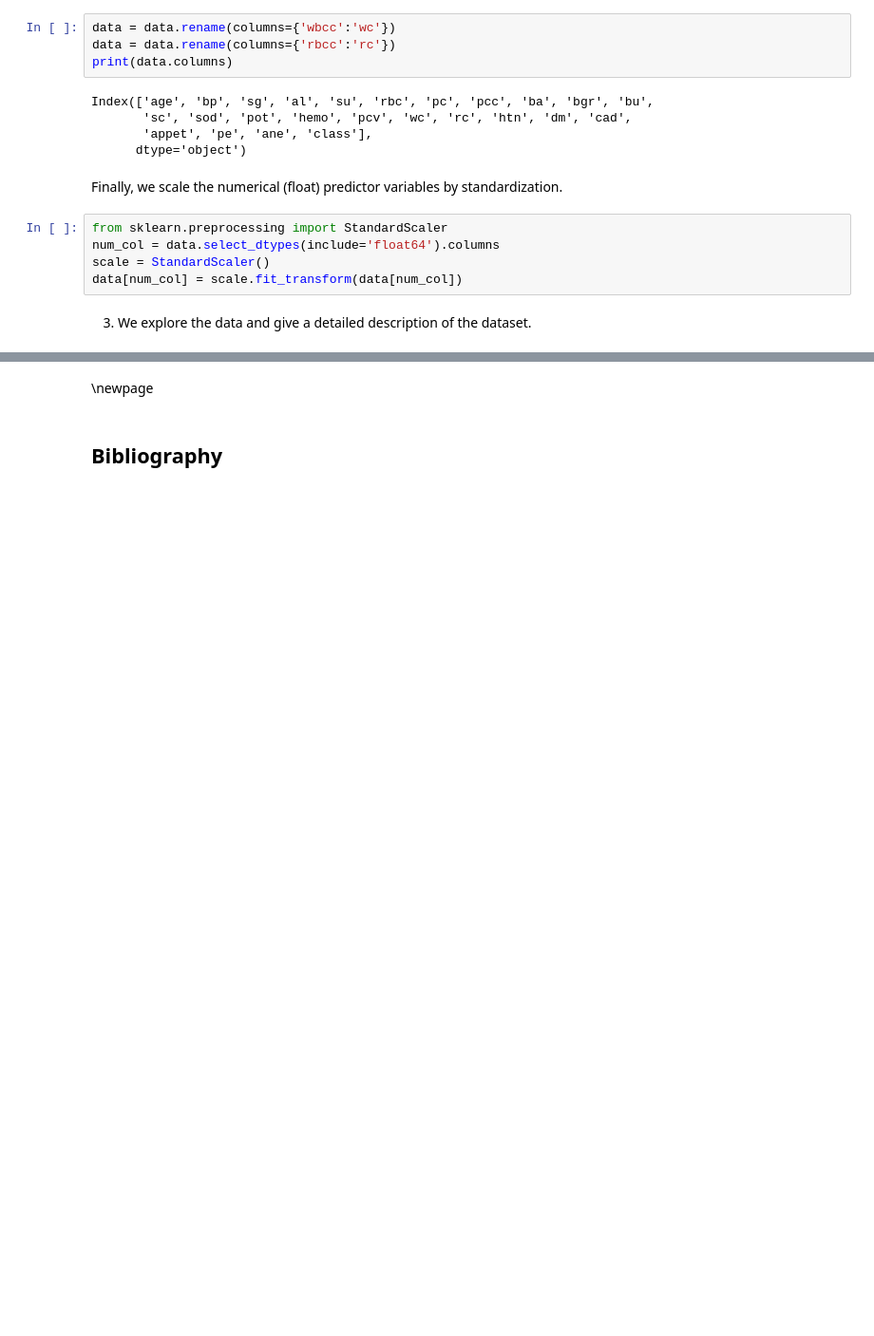
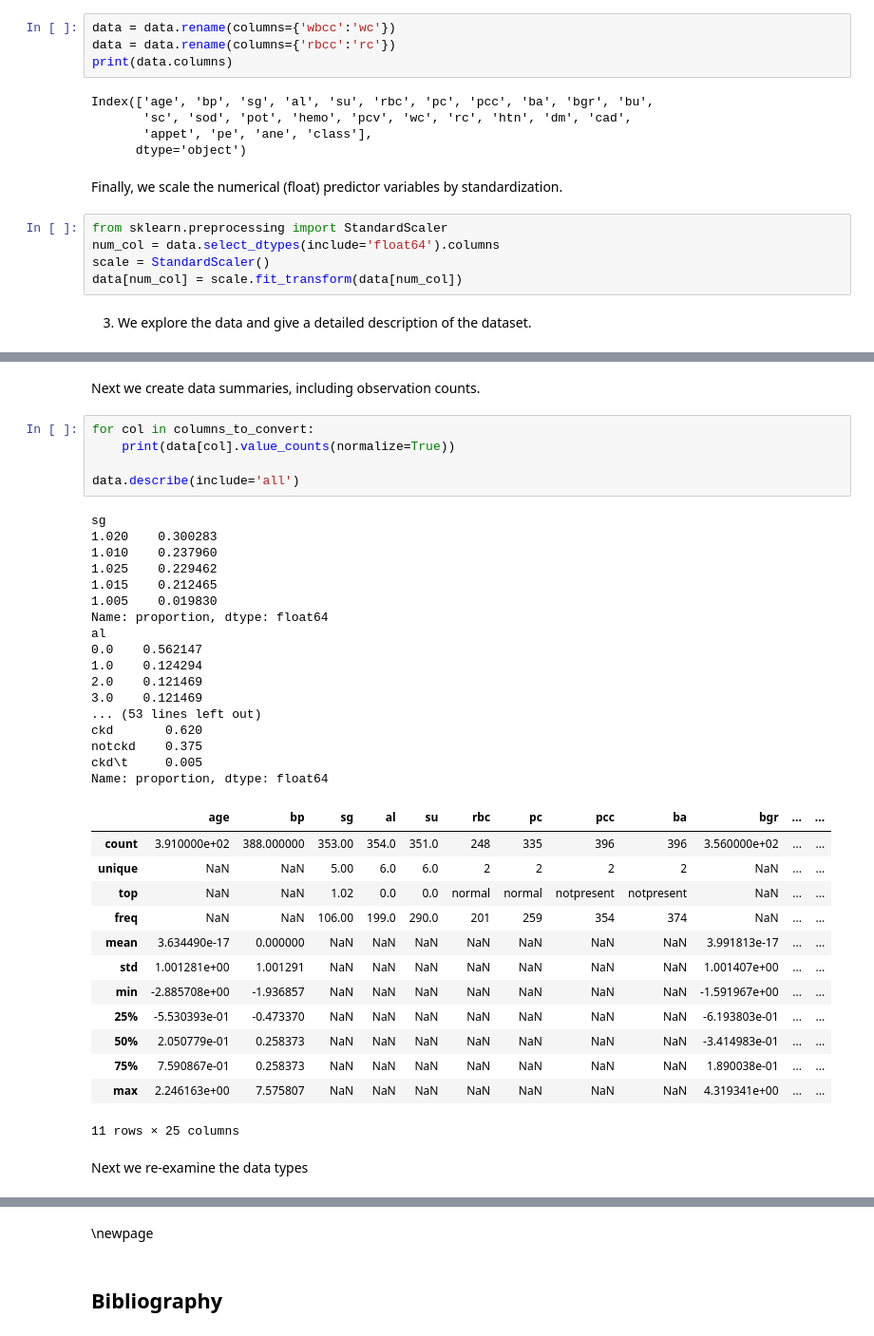
Before and after one commit to seebachl/3DA3-Asgmt-6, a Jupyter notebook: Seebach_Lily_HW6.ipynb, the cells around one changed output, grey strips where cells are left out. Shown at 95% size. Cells and saved outputs as stored; diff of their text form; blank space fills up the shorter version.

```diff
--- a/Seebach_Lily_HW6.ipynb
+++ b/Seebach_Lily_HW6.ipynb
@@ -123,0 +132,40 @@ print(data.iloc[0:2,12:26])
+# %% [markdown]
+Next we create data summaries, including observation counts.
+# %%
+for col in columns_to_convert:
+    print(data[col].value_counts(normalize=True))
+
+data.describe(include='all')
+# %% [output]
+sg
+1.020    0.300283
+1.010    0.237960
+1.025    0.229462
+1.015    0.212465
+1.005    0.019830
+Name: proportion, dtype: float64
+al
+0.0    0.562147
+1.0    0.124294
+2.0    0.121469
+3.0    0.121469
+... (53 lines left out)
+ckd       0.620
+notckd    0.375
+ckd\t     0.005
+Name: proportion, dtype: float64
+|  | age | bp | sg | al | su | rbc | pc | pcc | ba | bgr | ... | ... |
+| count | 3.910000e+02 | 388.000000 | 353.00 | 354.0 | 351.0 | 248 | 335 | 396 | 396 | 3.560000e+02 | ... | ... |
+| unique | NaN | NaN | 5.00 | 6.0 | 6.0 | 2 | 2 | 2 | 2 | NaN | ... | ... |
+| top | NaN | NaN | 1.02 | 0.0 | 0.0 | normal | normal | notpresent | notpresent | NaN | ... | ... |
+| freq | NaN | NaN | 106.00 | 199.0 | 290.0 | 201 | 259 | 354 | 374 | NaN | ... | ... |
+| mean | 3.634490e-17 | 0.000000 | NaN | NaN | NaN | NaN | NaN | NaN | NaN | 3.991813e-17 | ... | ... |
+| std | 1.001281e+00 | 1.001291 | NaN | NaN | NaN | NaN | NaN | NaN | NaN | 1.001407e+00 | ... | ... |
+| min | -2.885708e+00 | -1.936857 | NaN | NaN | NaN | NaN | NaN | NaN | NaN | -1.591967e+00 | ... | ... |
+| 25% | -5.530393e-01 | -0.473370 | NaN | NaN | NaN | NaN | NaN | NaN | NaN | -6.193803e-01 | ... | ... |
+| 50% | 2.050779e-01 | 0.258373 | NaN | NaN | NaN | NaN | NaN | NaN | NaN | -3.414983e-01 | ... | ... |
+| 75% | 7.590867e-01 | 0.258373 | NaN | NaN | NaN | NaN | NaN | NaN | NaN | 1.890038e-01 | ... | ... |
+| max | 2.246163e+00 | 7.575807 | NaN | NaN | NaN | NaN | NaN | NaN | NaN | 4.319341e+00 | ... | ... |
+11 rows × 25 columns
+# %% [markdown]
+Next we re-examine the data types
```
Also changed, not shown: parts of 6 cells of this notebook.
